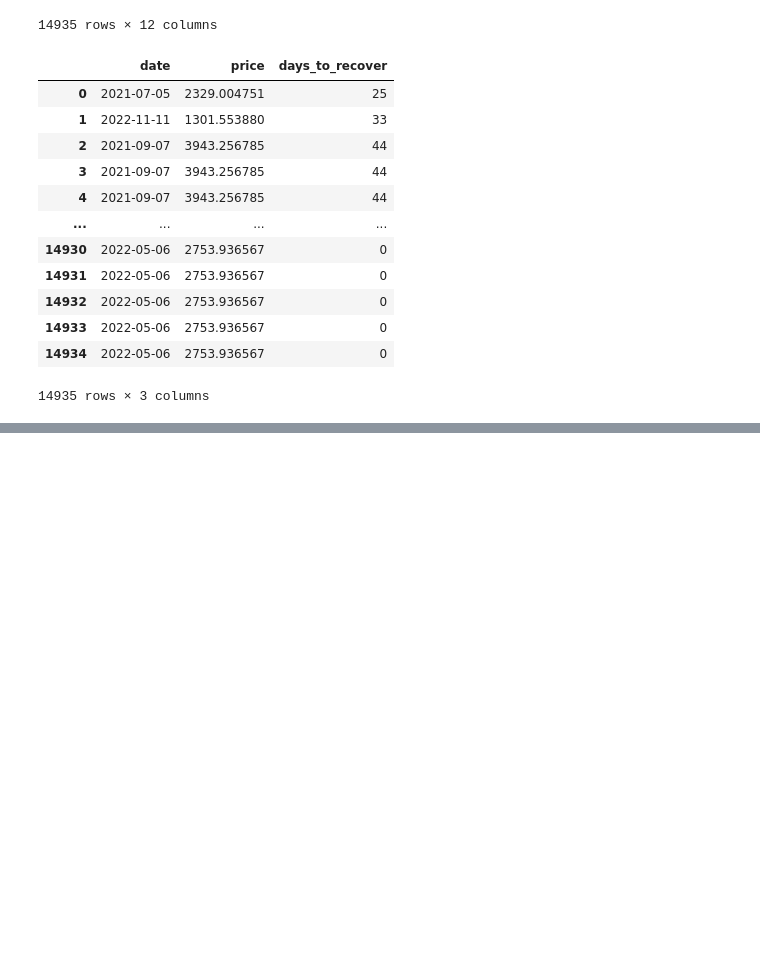
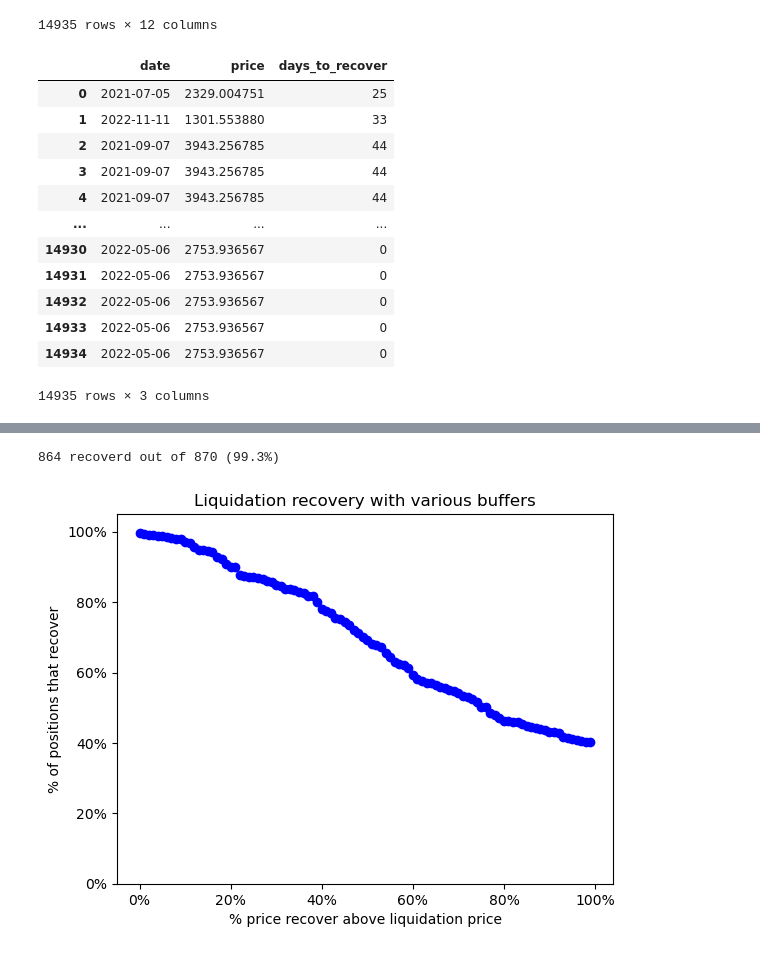
Before and after one commit to delorean-exchange/liquidation-analysis, a Jupyter notebook: liquidations.ipynb, the cells around one changed output, grey strips where cells are left out. Saved outputs shown, nothing was run; the diff lists cells and outputs as text; code cells hidden in the pictures; blank space fills up the shorter version.

```diff
--- a/liquidations.ipynb
+++ b/liquidations.ipynb
@@ -131,0 +177,58 @@ plt.axvline(x=1832, color='red', linestyle='--', linewidth=4)
+# %%
+import matplotlib
+
+def did_recover(date, price, price_rows, recover_buffer):
+    for row in price_rows:
+        if row['date'] > date and row['price'] > price * (1 + recover_buffer):
+            return (True, row)
+    #print('did not recover:', date, price )
+    return False, None
+
+def num_recovered(df, price_rows, recover_buffer):
+    count = 0
+    for row in range(len(df)):
+        price, timestamp = df.at[row, 'price'], df.at[row, 'timestamp']
+        date = str(timestamp).split(' ')[0]
+        ok, recover_row = did_recover(date, price, price_rows, recover_buffer)
+        if ok:
+            count += 1
+    return (count, count / len(lq_df))
+
+
+points = []
+for i in range(100):
+    buffer = i / 100
+    (count, percent) = num_recovered(lq_df, eth_usd_rows, buffer)
+    points.append((buffer, percent))
+
+(count, percent) = num_recovered(lq_df, eth_usd_rows, 0.01)
+print('%s recoverd out of %s (%.1f%%)' % (count, len(lq_df), percent * 100))
+
+x = [p[0] for p in points]
+y = [p[1] for p in points]
+
+fig, ax = plt.subplots()
+plt.scatter(x, y, color='blue', marker='o')
+
+ax.set_title('Liquidation recovery with various buffers')
+ax.set_ylabel('% of positions that recover')
+ax.set_xlabel('% price recover above liquidation price')
+
+ax.get_xaxis().set_major_formatter(
+    matplotlib.ticker.FuncFormatter(
+        lambda x, p: '%.0f%%' % (x*100)
+    )
+)
+ax.get_yaxis().set_major_formatter(
+    matplotlib.ticker.FuncFormatter(
+        lambda x, p: '%.0f%%' % (x*100)
+    )
+)
+
+plt.ylim(0, 1.05)
+
+# Displaying the plot
+plt.show()
+# %% [output]
+864 recoverd out of 870 (99.3%)
+[figure, added]
```
Also changed, not shown: parts of 6 cells of this notebook, 5 other files.
